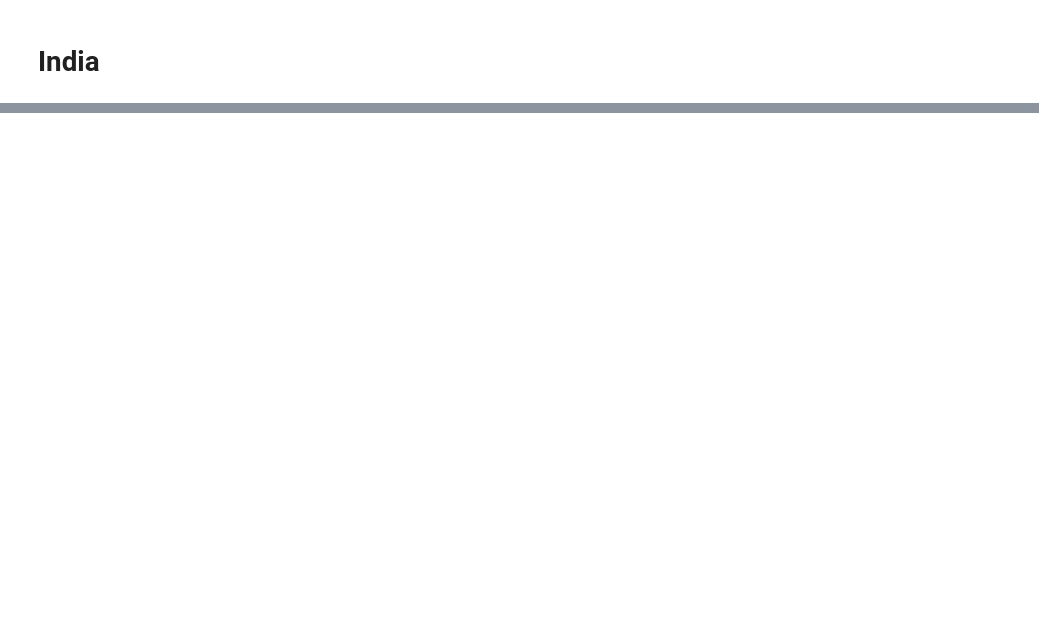
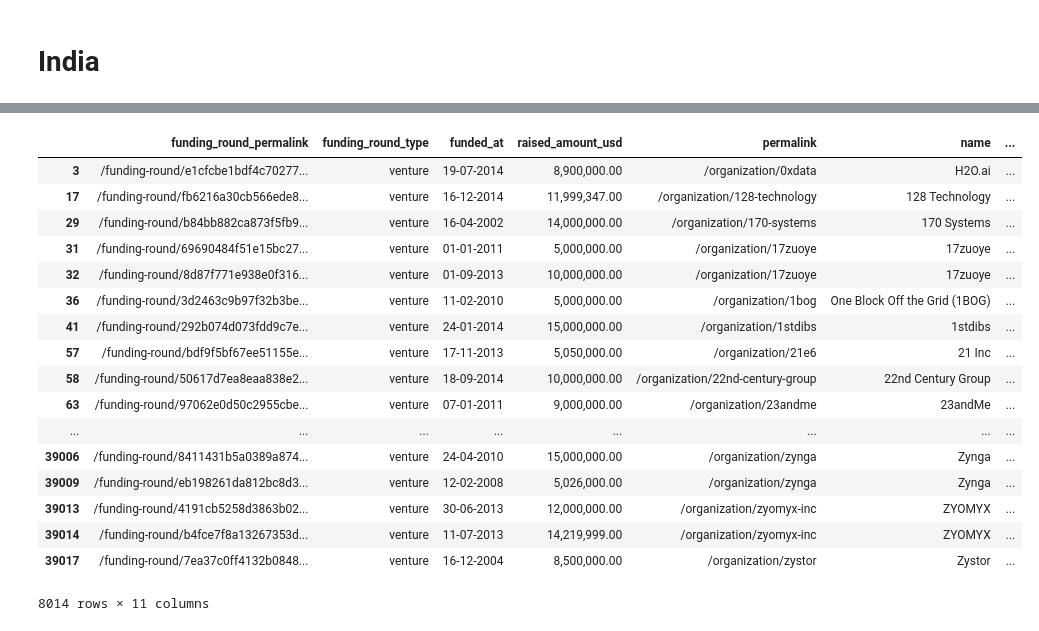
Before and after one commit to santhoshpkumar/Spark-Funds-Investment-CaseStudy, a Jupyter notebook: Investment_Analysis_Assignment.ipynb, the cells around one changed output, grey strips where cells are left out. Cells and saved outputs as stored; diff of their text form; code cells hidden in the pictures; blank space fills up the shorter version.

```diff
--- a/Investment_Analysis_Assignment.ipynb
+++ b/Investment_Analysis_Assignment.ipynb
@@ -1249,0 +1253,22 @@ plt.show()
+# %%
+d1 = d1[d1['main_sector'].isin(["Others","Social, Finance, Analytics, Advertising", "Cleantech / Semiconductors"])]
+d1
+# %% [output]
+|  | funding_round_permalink | funding_round_type | funded_at | raised_amount_usd | permalink | name | ... |
+| 3 | /funding-round/e1cfcbe1bdf4c70277... | venture | 19-07-2014 | 8,900,000.00 | /organization/0xdata | H2O.ai | ... |
+| 17 | /funding-round/fb6216a30cb566ede8... | venture | 16-12-2014 | 11,999,347.00 | /organization/128-technology | 128 Technology | ... |
+| 29 | /funding-round/b84bb882ca873f5fb9... | venture | 16-04-2002 | 14,000,000.00 | /organization/170-systems | 170 Systems | ... |
+| 31 | /funding-round/69690484f51e15bc27... | venture | 01-01-2011 | 5,000,000.00 | /organization/17zuoye | 17zuoye | ... |
+| 32 | /funding-round/8d87f771e938e0f316... | venture | 01-09-2013 | 10,000,000.00 | /organization/17zuoye | 17zuoye | ... |
+| 36 | /funding-round/3d2463c9b97f32b3be... | venture | 11-02-2010 | 5,000,000.00 | /organization/1bog | One Block Off the Grid (1BOG) | ... |
+| 41 | /funding-round/292b074d073fdd9c7e... | venture | 24-01-2014 | 15,000,000.00 | /organization/1stdibs | 1stdibs | ... |
+| 57 | /funding-round/bdf9f5bf67ee51155e... | venture | 17-11-2013 | 5,050,000.00 | /organization/21e6 | 21 Inc | ... |
+| 58 | /funding-round/50617d7ea8eaa838e2... | venture | 18-09-2014 | 10,000,000.00 | /organization/22nd-century-group | 22nd Century Group | ... |
+| 63 | /funding-round/97062e0d50c2955cbe... | venture | 07-01-2011 | 9,000,000.00 | /organization/23andme | 23andMe | ... |
+| ... | ... | ... | ... | ... | ... | ... | ... |
+| 39006 | /funding-round/8411431b5a0389a874... | venture | 24-04-2010 | 15,000,000.00 | /organization/zynga | Zynga | ... |
+| 39009 | /funding-round/eb198261da812bc8d3... | venture | 12-02-2008 | 5,026,000.00 | /organization/zynga | Zynga | ... |
+| 39013 | /funding-round/4191cb5258d3863b02... | venture | 30-06-2013 | 12,000,000.00 | /organization/zyomyx-inc | ZYOMYX | ... |
+| 39014 | /funding-round/b4fce7f8a13267353d... | venture | 11-07-2013 | 14,219,999.00 | /organization/zyomyx-inc | ZYOMYX | ... |
+| 39017 | /funding-round/7ea37c0ff4132b0848... | venture | 16-12-2004 | 8,500,000.00 | /organization/zystor | Zystor | ... |
+8014 rows × 11 columns
```
Also changed, not shown: parts of 22 cells of this notebook, 2 other files.
